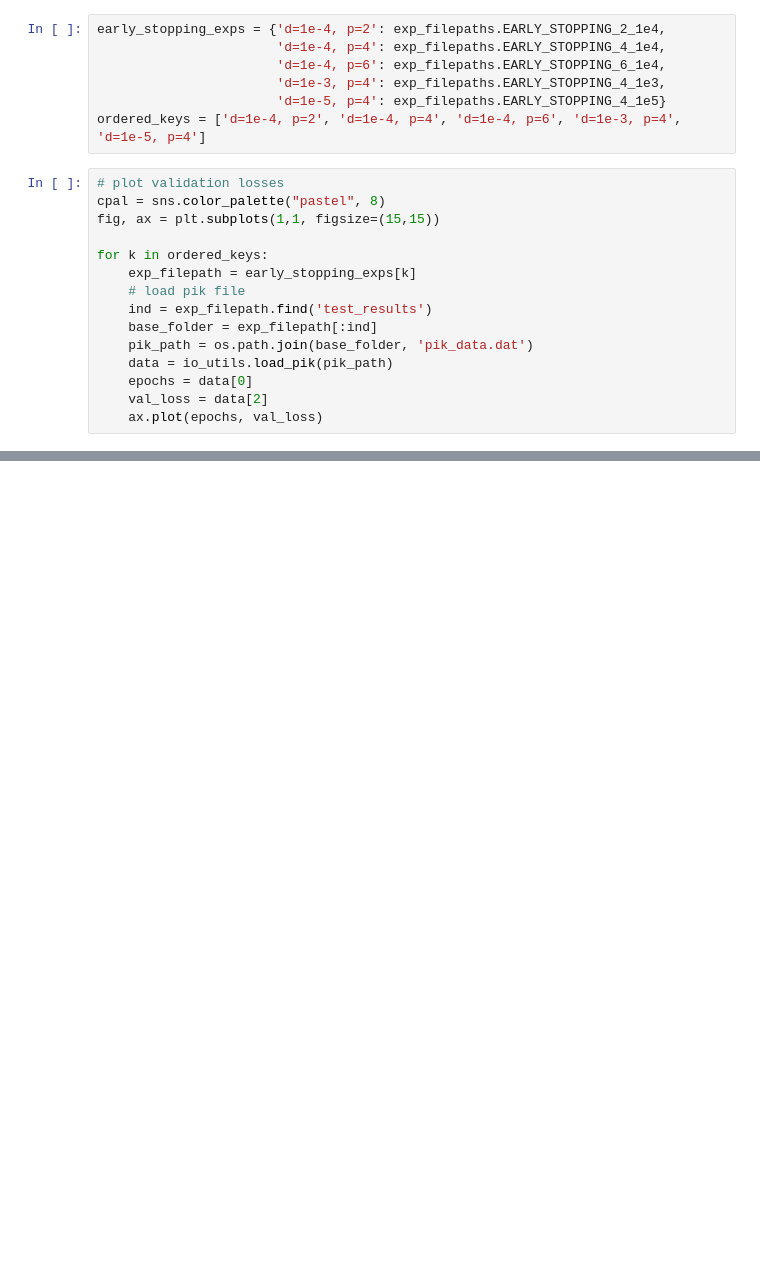
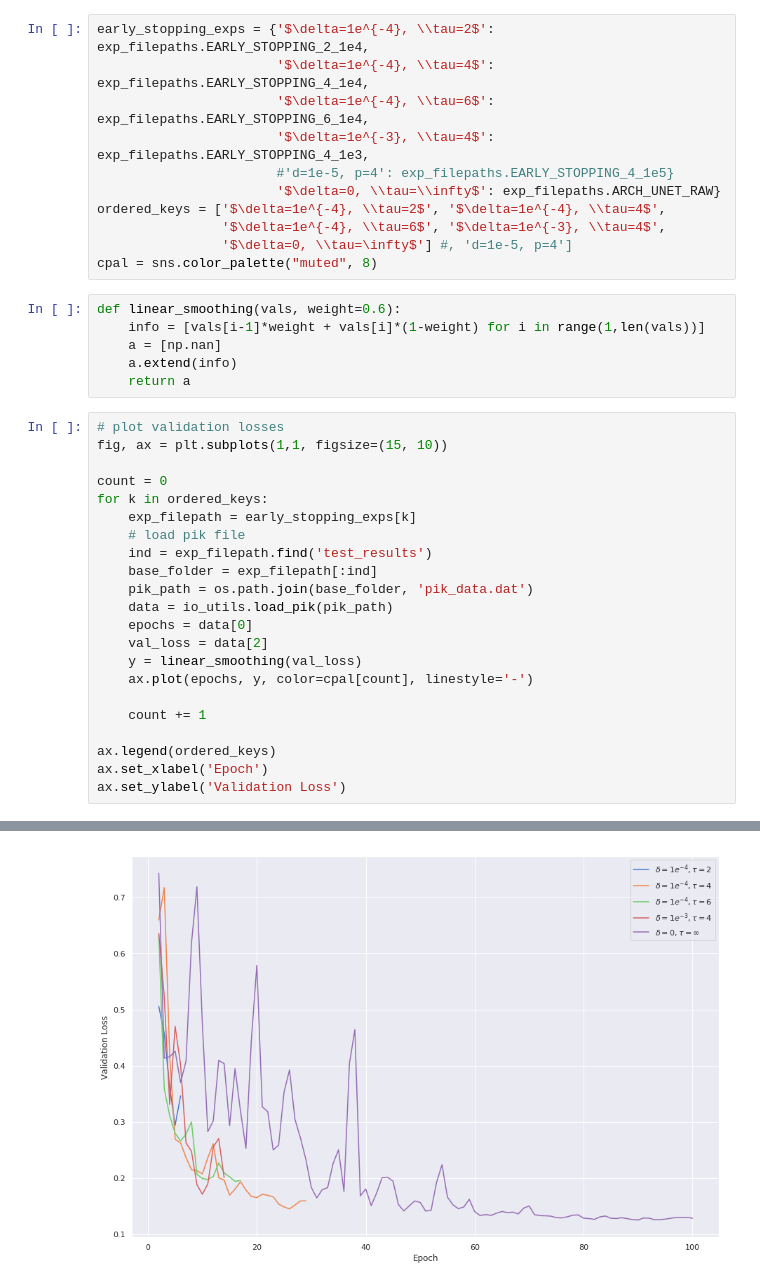
Before and after one commit to ad12/MedSegPy, a Jupyter notebook: analysis/early_stopping.ipynb, the cells around one changed output, grey strips where cells are left out. Saved outputs shown, nothing was run; the diff lists cells and outputs as text; blank space fills up the shorter version.

Commit message:
update: early stopping

```diff
--- a/analysis/early_stopping.ipynb
+++ b/analysis/early_stopping.ipynb
@@ -28,15 +29,25 @@ from analysis import exp_filepaths
 # %%
-early_stopping_exps = {'d=1e-4, p=2': exp_filepaths.EARLY_STOPPING_2_1e4,
-                       'd=1e-4, p=4': exp_filepaths.EARLY_STOPPING_4_1e4,
-                       'd=1e-4, p=6': exp_filepaths.EARLY_STOPPING_6_1e4,
-                       'd=1e-3, p=4': exp_filepaths.EARLY_STOPPING_4_1e3,
-                       'd=1e-5, p=4': exp_filepaths.EARLY_STOPPING_4_1e5}
-ordered_keys = ['d=1e-4, p=2', 'd=1e-4, p=4', 'd=1e-4, p=6', 'd=1e-3, p=4', 'd=1e-5, p=4']
+early_stopping_exps = {'$\delta=1e^{-4}, \\tau=2$': exp_filepaths.EARLY_STOPPING_2_1e4,
+                       '$\delta=1e^{-4}, \\tau=4$': exp_filepaths.EARLY_STOPPING_4_1e4,
+                       '$\delta=1e^{-4}, \\tau=6$': exp_filepaths.EARLY_STOPPING_6_1e4,
+                       '$\delta=1e^{-3}, \\tau=4$': exp_filepaths.EARLY_STOPPING_4_1e3,
+                       #'d=1e-5, p=4': exp_filepaths.EARLY_STOPPING_4_1e5}
+                       '$\delta=0, \\tau=\\infty$': exp_filepaths.ARCH_UNET_RAW}
+ordered_keys = ['$\delta=1e^{-4}, \\tau=2$', '$\delta=1e^{-4}, \\tau=4$',
+                '$\delta=1e^{-4}, \\tau=6$', '$\delta=1e^{-3}, \\tau=4$',
+                '$\delta=0, \\tau=\infty$'] #, 'd=1e-5, p=4']
+cpal = sns.color_palette("muted", 8)
+# %%
+def linear_smoothing(vals, weight=0.6):
+    info = [vals[i-1]*weight + vals[i]*(1-weight) for i in range(1,len(vals))]
+    a = [np.nan]
+    a.extend(info)
+    return a
 # %%
 # plot validation losses
-cpal = sns.color_palette("pastel", 8)
-fig, ax = plt.subplots(1,1, figsize=(15,15))
+fig, ax = plt.subplots(1,1, figsize=(15, 10))
 
+count = 0
 for k in ordered_keys:
     exp_filepath = early_stopping_exps[k]
     # load pik file
@@ -46,4 +57,12 @@ for k in ordered_keys:
     data = io_utils.load_pik(pik_path)
     epochs = data[0]
     val_loss = data[2]
-    ax.plot(epochs, val_loss)
+    y = linear_smoothing(val_loss)
+    ax.plot(epochs, y, color=cpal[count], linestyle='-')
+
+    count += 1
+
+ax.legend(ordered_keys)
+ax.set_xlabel('Epoch')
+ax.set_ylabel('Validation Loss')
+# %% [output]
@@ -49,0 +70 @@ for k in ordered_keys:
+[figure, added]
```
Also changed, not shown: parts of 3 cells of this notebook.
